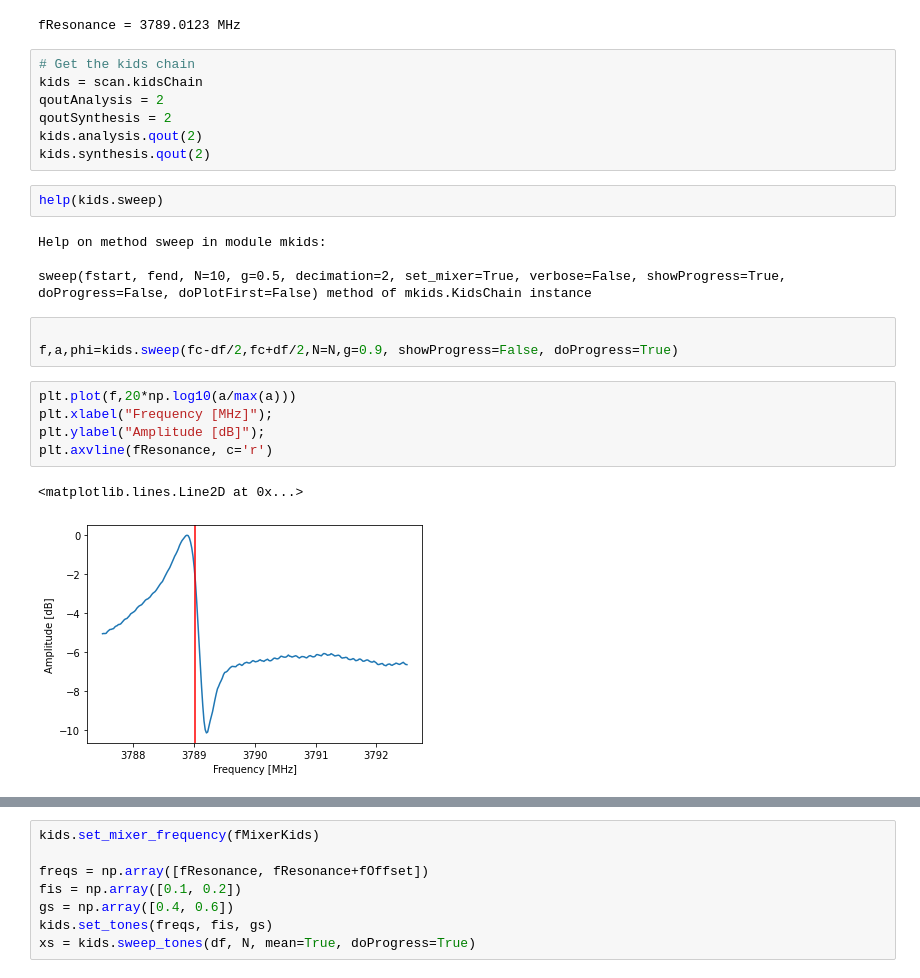
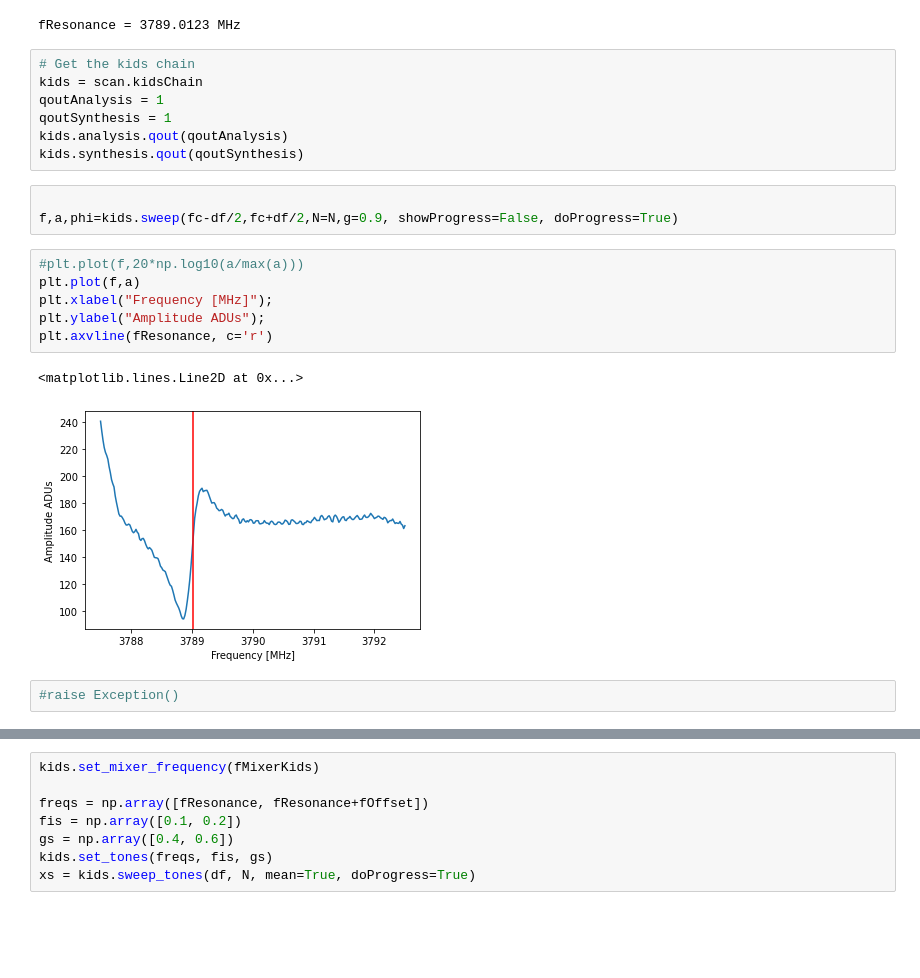
Before and after one commit to openquantumhardware/qick-tools, a Jupyter notebook: mkids_v2/demos/demo_05_multiscan_hf_zcu216.ipynb, the cells around one changed output, grey strips where cells are left out. Saved outputs shown, nothing was run; the diff lists cells and outputs as text; blank space fills up the shorter version.

```diff
--- a/mkids_v2/demos/demo_05_multiscan_hf_zcu216.ipynb
+++ b/mkids_v2/demos/demo_05_multiscan_hf_zcu216.ipynb
@@ -50,27 +50,24 @@ fResonance = 3789.0123 MHz
 # %%
 # Get the kids chain
 kids = scan.kidsChain
-qoutAnalysis = 2
-qoutSynthesis = 2
-kids.analysis.qout(2)
-kids.synthesis.qout(2)
+qoutAnalysis = 1
+qoutSynthesis = 1
+kids.analysis.qout(qoutAnalysis)
+kids.synthesis.qout(qoutSynthesis)
-# %%
-help(kids.sweep)
-# %% [output]
-Help on method sweep in module mkids:
-
-sweep(fstart, fend, N=10, g=0.5, decimation=2, set_mixer=True, verbose=False, showProgress=True, doProgress=False, doPlotFirst=False) method of mkids.KidsChain instance
 # %%
 
 f,a,phi=kids.sweep(fc-df/2,fc+df/2,N=N,g=0.9, showProgress=False, doProgress=True)
 # %%
-plt.plot(f,20*np.log10(a/max(a)))
+#plt.plot(f,20*np.log10(a/max(a)))
+plt.plot(f,a)
 plt.xlabel("Frequency [MHz]");
-plt.ylabel("Amplitude [dB]");
+plt.ylabel("Amplitude ADUs");
 plt.axvline(fResonance, c='r')
 # %% [output]
 <matplotlib.lines.Line2D at 0x...>
-[figure, old version]
+[figure, new version]
+# %%
+#raise Exception()
 # %%
 plt.plot(f,phi, '.-')
 plt.xlabel("frequency (MHz)")
```
Also changed, not shown: parts of 14 cells of this notebook.
